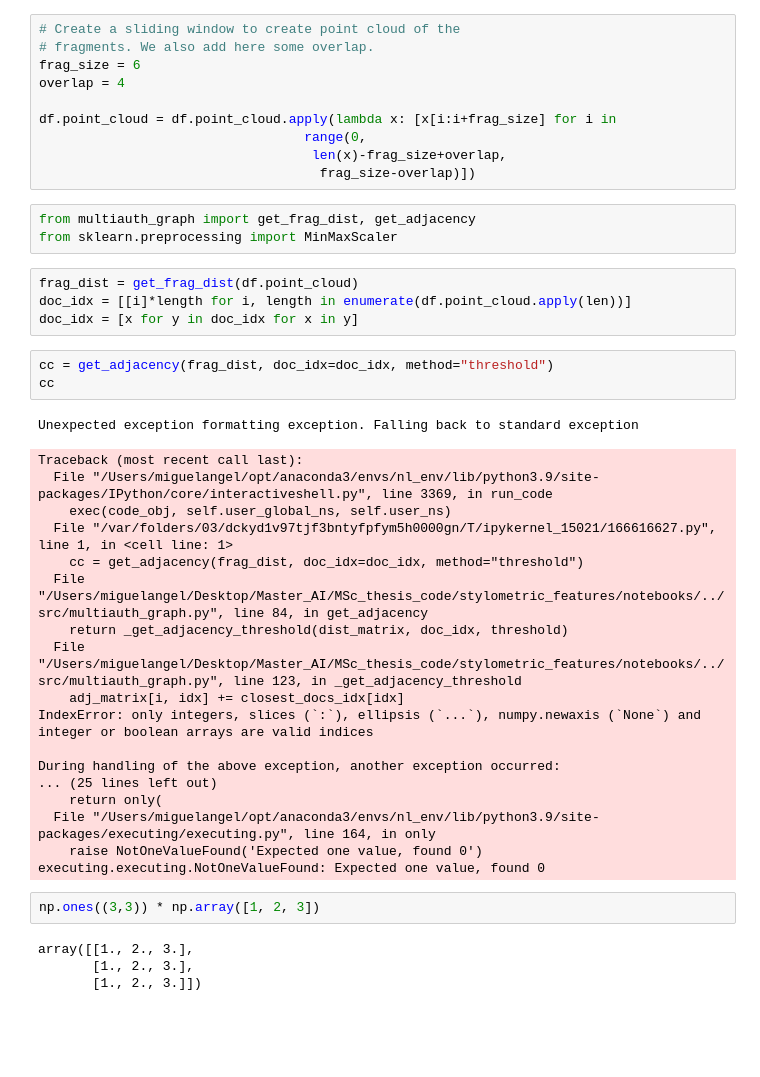
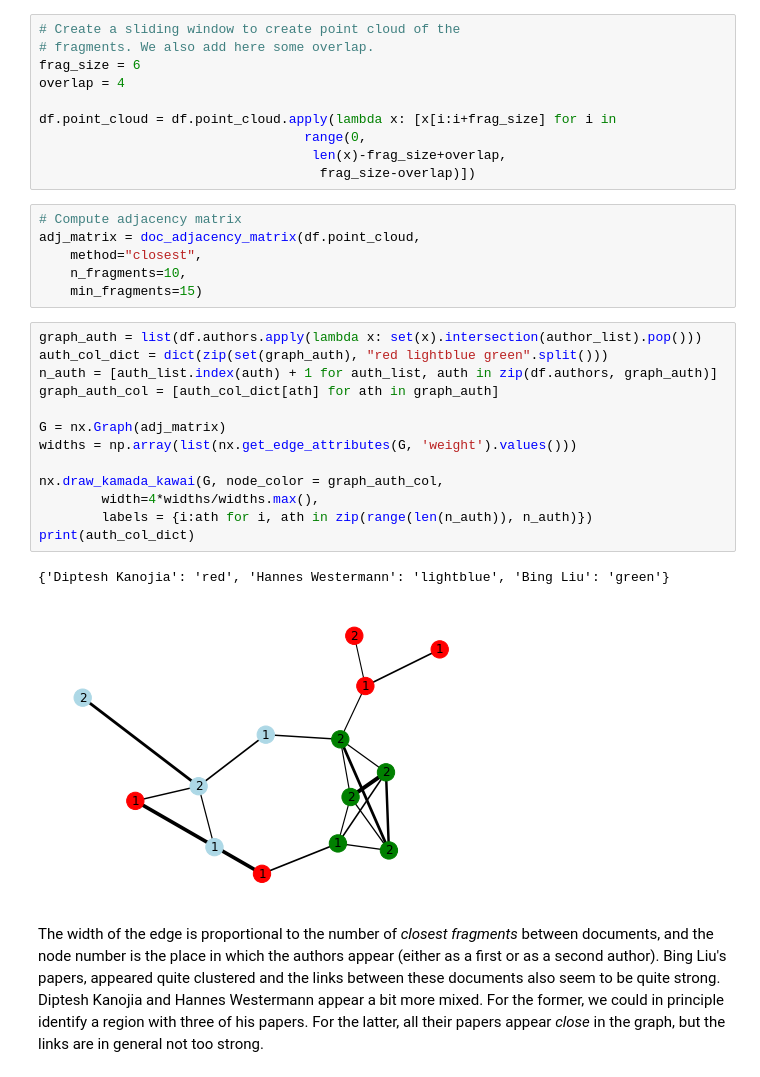
Before and after one commit to Mi-CS/stylometric_features, a Jupyter notebook: notebooks/csCL_example.ipynb, the cells around one changed output. Drawn from its saved outputs; the diff is of its cells as text; blank space fills up the shorter version.

Commit message:
multi-author graph added

```diff
--- a/notebooks/csCL_example.ipynb
+++ b/notebooks/csCL_example.ipynb
@@ -133,38 +140,28 @@ df.point_cloud = df.point_cloud.apply(lambda x: [x[i:i+frag_size] for i in
                                   range(0,
                                    len(x)-frag_size+overlap,
                                     frag_size-overlap)])
-# %%
-from multiauth_graph import get_frag_dist, get_adjacency
-from sklearn.preprocessing import MinMaxScaler
-# %%
-frag_dist = get_frag_dist(df.point_cloud)
-doc_idx = [[i]*length for i, length in enumerate(df.point_cloud.apply(len))]
-doc_idx = [x for y in doc_idx for x in y]
-# %%
-cc = get_adjacency(frag_dist, doc_idx=doc_idx, method="threshold")
-cc
-# %% [output]
-Unexpected exception formatting exception. Falling back to standard exception
-Traceback (most recent call last):
-  File "/Users/miguelangel/opt/anaconda3/envs/nl_env/lib/python3.9/site-packages/IPython/core/interactiveshell.py", line 3369, in run_code
-    exec(code_obj, self.user_global_ns, self.user_ns)
-  File "/var/folders/03/dckyd1v97tjf3bntyfpfym5h0000gn/T/ipykernel_15021/166616627.py", line 1, in <cell line: 1>
-    cc = get_adjacency(frag_dist, doc_idx=doc_idx, method="threshold")
-  File "/Users/miguelangel/Desktop/Master_AI/MSc_thesis_code/stylometric_features/notebooks/../src/multiauth_graph.py", line 84, in get_adjacency
-    return _get_adjacency_threshold(dist_matrix, doc_idx, threshold)
-  File "/Users/miguelangel/Desktop/Master_AI/MSc_thesis_code/stylometric_features/notebooks/../src/multiauth_graph.py", line 123, in _get_adjacency_threshold
-    adj_matrix[i, idx] += closest_docs_idx[idx]
-IndexError: only integers, slices (`:`), ellipsis (`...`), numpy.newaxis (`None`) and integer or boolean arrays are valid indices
-
-During handling of the above exception, another exception occurred:
-... (25 lines left out)
-    return only(
-  File "/Users/miguelangel/opt/anaconda3/envs/nl_env/lib/python3.9/site-packages/executing/executing.py", line 164, in only
-    raise NotOneValueFound('Expected one value, found 0')
-executing.executing.NotOneValueFound: Expected one value, found 0
-# %%
-np.ones((3,3)) * np.array([1, 2, 3])
-# %% [output]
-array([[1., 2., 3.],
-       [1., 2., 3.],
-       [1., 2., 3.]])
+# %%
+# Compute adjacency matrix
+adj_matrix = doc_adjacency_matrix(df.point_cloud,
+    method="closest",
+    n_fragments=10,
+    min_fragments=15)
+# %%
+graph_auth = list(df.authors.apply(lambda x: set(x).intersection(author_list).pop()))
+auth_col_dict = dict(zip(set(graph_auth), "red lightblue green".split()))
+n_auth = [auth_list.index(auth) + 1 for auth_list, auth in zip(df.authors, graph_auth)]
+graph_auth_col = [auth_col_dict[ath] for ath in graph_auth]
+
+G = nx.Graph(adj_matrix)
+widths = np.array(list(nx.get_edge_attributes(G, 'weight').values()))
+
+nx.draw_kamada_kawai(G, node_color = graph_auth_col,
+        width=4*widths/widths.max(),
+        labels = {i:ath for i, ath in zip(range(len(n_auth)), n_auth)})
+print(auth_col_dict)
+# %% [output]
+{'Diptesh Kanojia': 'red', 'Hannes Westermann': 'lightblue', 'Bing Liu': 'green'}
+[figure, added]
+# %% [markdown]
+The width of the edge is proportional to the number of _closest fragments_ between documents, and the node number is the place in which the authors appear (either as a first or as a second author).
+Bing Liu's papers, appeared quite clustered and the links between these documents also seem to be quite strong. Diptesh Kanojia and Hannes Westermann appear a bit more mixed. For the former, we could in principle identify a region with three of his papers. For the latter, all their papers appear _close_ in the graph, but the links are in general not too strong.
```
Also changed, not shown: parts of 1 cell of this notebook, 1 other file.
